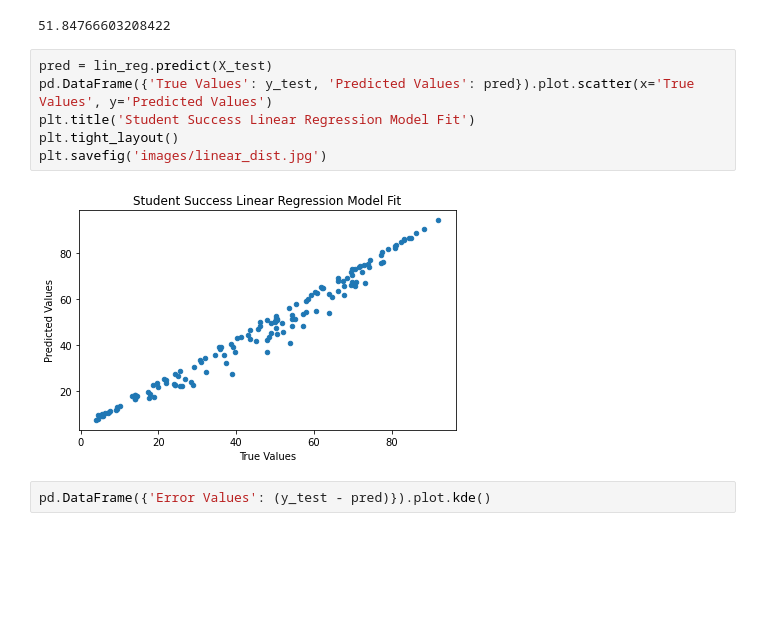
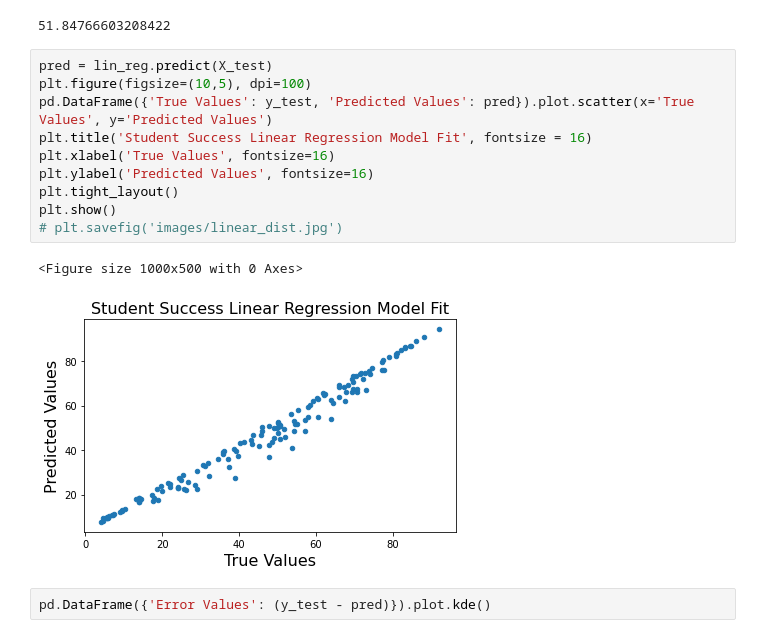
Before and after one commit to dyan27/da-capstone, a Jupyter notebook: explore.ipynb, the cells around one changed output. Drawn from its saved outputs; the diff is of its cells as text; blank space fills up the shorter version.

Commit message:
changed linear plots

```diff
--- a/explore.ipynb
+++ b/explore.ipynb
@@ -319,12 +320,17 @@ lin_reg.intercept_
 51.84766603208422
 # %%
 pred = lin_reg.predict(X_test)
+plt.figure(figsize=(10,5), dpi=100)
 pd.DataFrame({'True Values': y_test, 'Predicted Values': pred}).plot.scatter(x='True Values', y='Predicted Values')
-plt.title('Student Success Linear Regression Model Fit')
+plt.title('Student Success Linear Regression Model Fit', fontsize = 16)
+plt.xlabel('True Values', fontsize=16)
+plt.ylabel('Predicted Values', fontsize=16)
 plt.tight_layout()
-plt.savefig('images/linear_dist.jpg')
+plt.show()
+# plt.savefig('images/linear_dist.jpg')
 # %% [output]
+<Figure size 1000x500 with 0 Axes>
-[figure, old version]
+[figure, new version]
 # %%
 pd.DataFrame({'Error Values': (y_test - pred)}).plot.kde()
 # %% [output]
```
Also changed, not shown: parts of 2 cells of this notebook, 8 other files.
